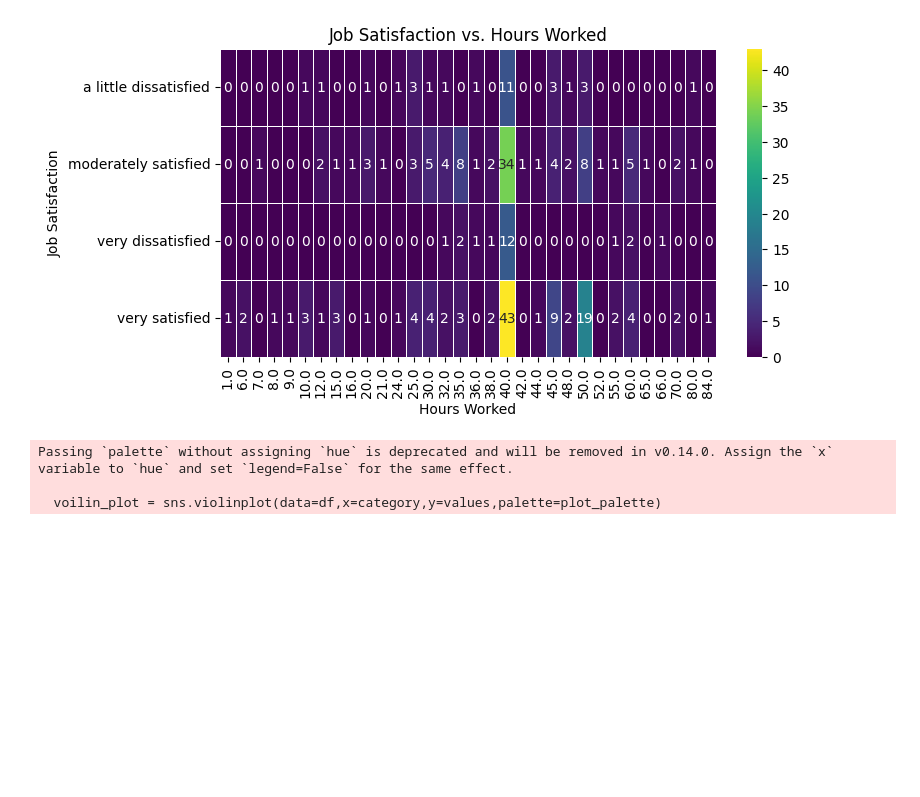
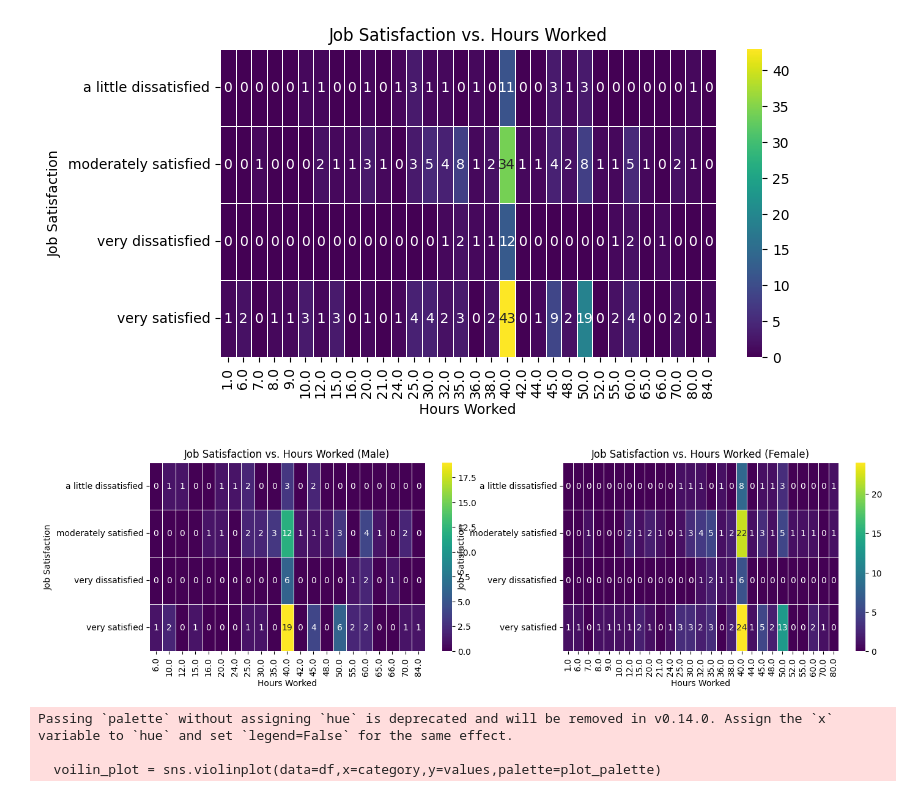
Before and after one commit to kirsten-fung/project_gss, a Jupyter notebook: graph_plot.ipynb, the cells around one changed output. Cells and saved outputs as stored; diff of their text form; code cells hidden in the pictures; blank space fills up the shorter version.

Commit message:
more plots

```diff
--- a/graph_plot.ipynb
+++ b/graph_plot.ipynb
@@ -36,6 +36,28 @@ heatmap.set_ylabel('Job Satisfaction')
 plt.show()
 # %% [output]
 [figure]
+# %%
+df_male = df[df['sex'] == 'male']
+df_female = df[df['sex'] == 'female']
+
+heatmap_data_male = df_male.pivot_table(index='job_satisfaction', columns='hours_worked', aggfunc='size', fill_value=0)
+heatmap_data_female = df_female.pivot_table(index='job_satisfaction', columns='hours_worked', aggfunc='size', fill_value=0)
+
+fig, axes = plt.subplots(1, 2, figsize=(16, 4))
+
+heatmap_male = sns.heatmap(heatmap_data_male, cmap='viridis', annot=True, fmt='d', linewidths=0.5, ax=axes[0])
+heatmap_male.set_title('Job Satisfaction vs. Hours Worked (Male)')
+heatmap_male.set_xlabel('Hours Worked')
+heatmap_male.set_ylabel('Job Satisfaction')
+
+heatmap_female = sns.heatmap(heatmap_data_female, cmap='viridis', annot=True, fmt='d', linewidths=0.5, ax=axes[1])
+heatmap_female.set_title('Job Satisfaction vs. Hours Worked (Female)')
+heatmap_female.set_xlabel('Hours Worked')
+heatmap_female.set_ylabel('Job Satisfaction')
+
+plt.show()
+# %% [output]
+[figure, added]
 # %%
 # Violin plot of job satisfaction vs. hours worked
 category = 'job_satisfaction'
```
